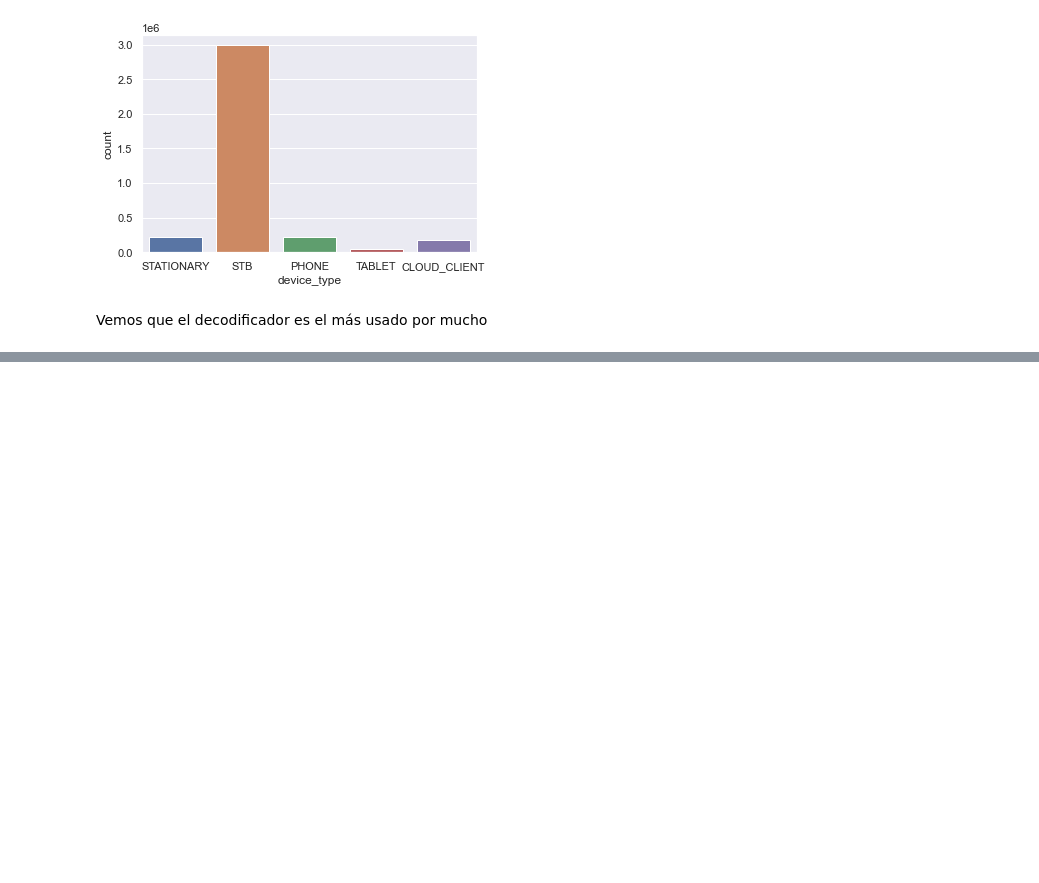
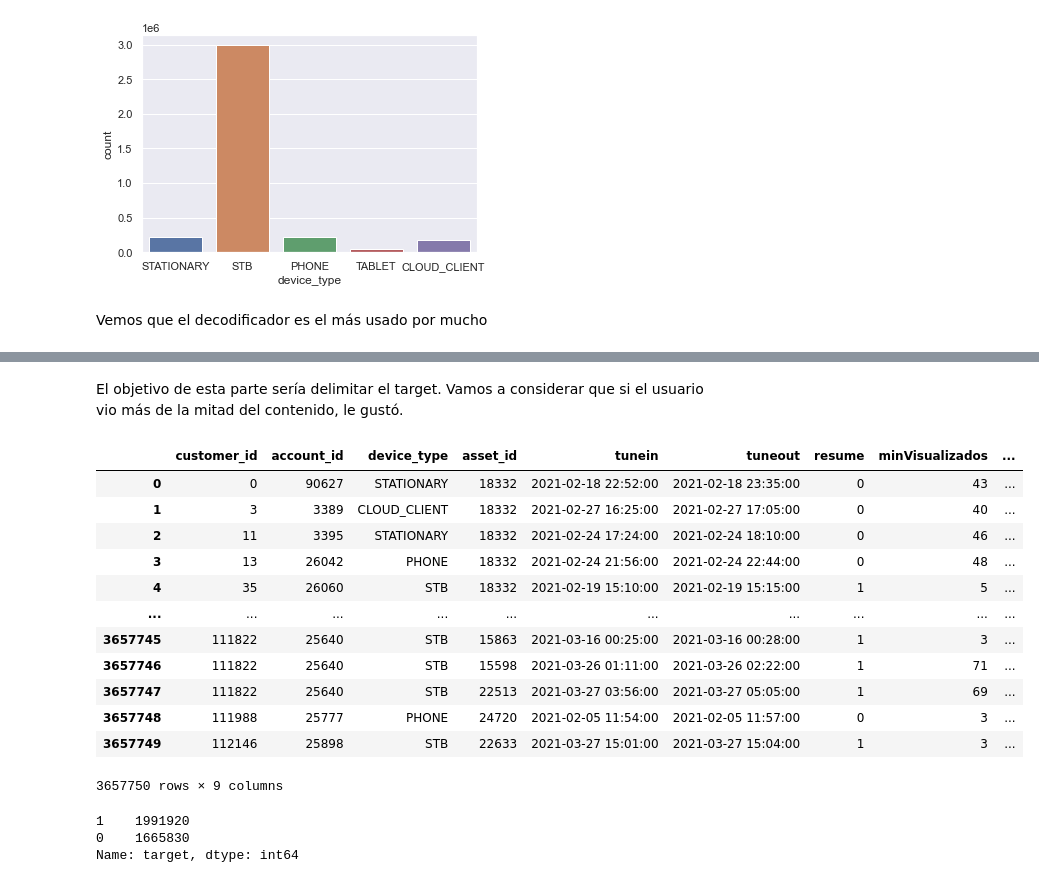
Before and after one commit to Qk527/DesafioTelecom, a Jupyter notebook: EDA/EDA_Train_Qk.ipynb, the cells around one changed output, grey strips where cells are left out. Cells and saved outputs as stored; diff of their text form; code cells hidden in the pictures; blank space fills up the shorter version.

```diff
--- a/EDA/EDA_Train_Qk.ipynb
+++ b/EDA/EDA_Train_Qk.ipynb
@@ -94,0 +111,2 @@ Vemos que el decodificador es el más usado por mucho
+# %% [markdown]
+El objetivo de esta parte sería delimitar el target. Vamos a considerar que si el usuario vio más de la mitad del contenido, le gustó.
@@ -94,0 +120,28 @@ Vemos que el decodificador es el más usado por mucho
+# %%
+df_train['minVisualizados']= df_train['minVisualizados'].dt.total_seconds().div(60).astype(int)
+# %%
+dfMeta = pd.read_csv(r'C:\Users\MegaTecnologia\Desktop\DesafioTelecom\Data\metadata.csv',
+                      sep=";")
+# %%
+dfMetaMinutos = dfMeta[['asset_id', 'run_time_min']]
+# %%
+#Cast run_time_min to compare same datatype columns
+dfMetaMinutos = dfMetaMinutos.astype({'run_time_min':'int'})
+# %%
+#Merge the two DF in one
+result =pd.merge(df_train,dfMetaMinutos, how='inner',on ='asset_id')
+result
+# %% [output]
+|  | customer_id | account_id | device_type | asset_id | tunein | tuneout | resume | minVisualizados | ... |
+| 0 | 0 | 90627 | STATIONARY | 18332 | 2021-02-18 22:52:00 | 2021-02-18 23:35:00 | 0 | 43 | ... |
+| 1 | 3 | 3389 | CLOUD_CLIENT | 18332 | 2021-02-27 16:25:00 | 2021-02-27 17:05:00 | 0 | 40 | ... |
+| 2 | 11 | 3395 | STATIONARY | 18332 | 2021-02-24 17:24:00 | 2021-02-24 18:10:00 | 0 | 46 | ... |
+| 3 | 13 | 26042 | PHONE | 18332 | 2021-02-24 21:56:00 | 2021-02-24 22:44:00 | 0 | 48 | ... |
+| 4 | 35 | 26060 | STB | 18332 | 2021-02-19 15:10:00 | 2021-02-19 15:15:00 | 1 | 5 | ... |
+| ... | ... | ... | ... | ... | ... | ... | ... | ... | ... |
+| 3657745 | 111822 | 25640 | STB | 15863 | 2021-03-16 00:25:00 | 2021-03-16 00:28:00 | 1 | 3 | ... |
+| 3657746 | 111822 | 25640 | STB | 15598 | 2021-03-26 01:11:00 | 2021-03-26 02:22:00 | 1 | 71 | ... |
+| 3657747 | 111822 | 25640 | STB | 22513 | 2021-03-27 03:56:00 | 2021-03-27 05:05:00 | 1 | 69 | ... |
+| 3657748 | 111988 | 25777 | PHONE | 24720 | 2021-02-05 11:54:00 | 2021-02-05 11:57:00 | 0 | 3 | ... |
+| 3657749 | 112146 | 25898 | STB | 22633 | 2021-03-27 15:01:00 | 2021-03-27 15:04:00 | 1 | 3 | ... |
+3657750 rows × 9 columns
@@ -94,0 +150,7 @@ Vemos que el decodificador es el más usado por mucho
+# %%
+#Comprobamos el balanceo de las clases
+result.target.value_counts()
+# %% [output]
+1    1991920
+0    1665830
+Name: target, dtype: int64
```
Also changed, not shown: parts of 5 cells of this notebook, 4 other files.
